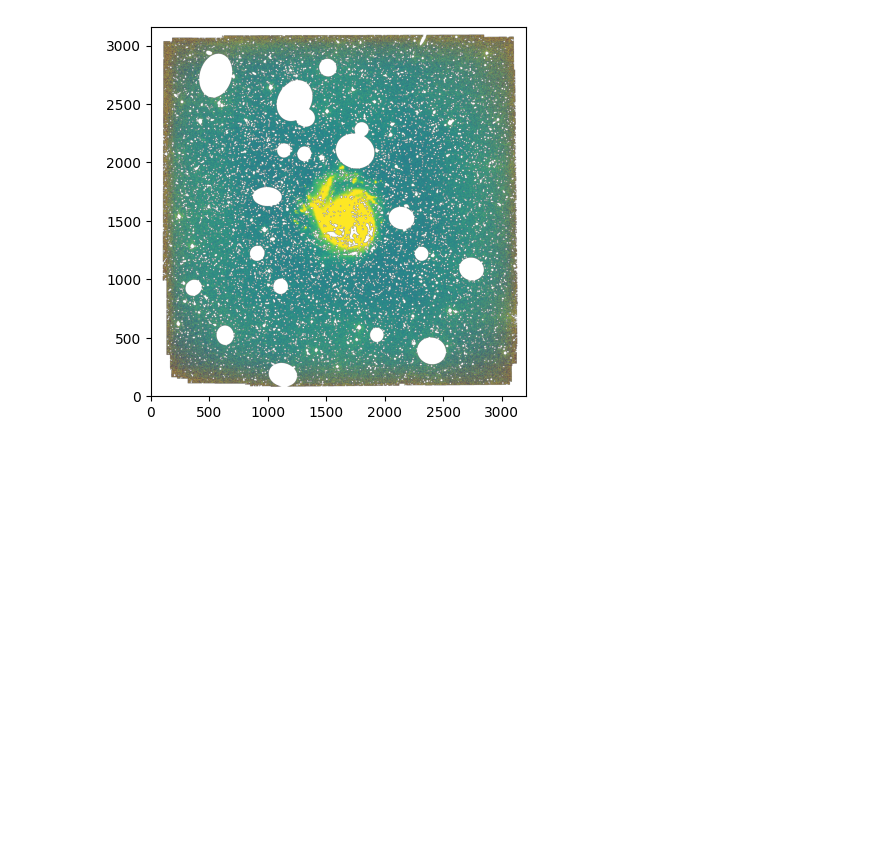
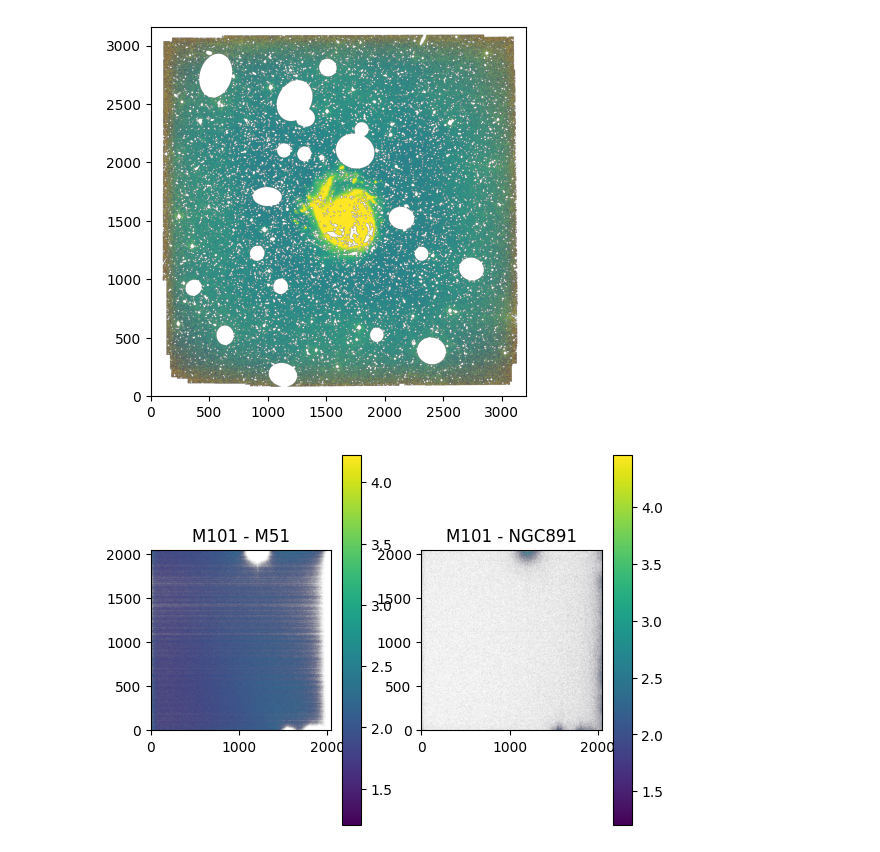
Before and after one commit to iyjang1026/astronomy, a Jupyter notebook: tmp.ipynb, the cells around one changed output. Drawn from its saved outputs; the diff is of its cells as text; code cells hidden in the pictures; blank space fills up the shorter version.

Commit message:
update isophote and all process

```diff
--- a/tmp.ipynb
+++ b/tmp.ipynb
@@ -64,9 +64,17 @@ plt.show()
 # %% [output]
 [figure]
 # %%
-hdu = fits.open('/volumes/ssd/intern/25_summer/M101_L/sky_subed/coadd.fits')[0].data
-hdr = fits.open('/volumes/ssd/intern/25_summer/M101_L/sky_subed/coadd.fits')[0].header
-mask = fits.open('/volumes/ssd/intern/25_summer/M101_L/obj_rejec_coadd.fits')[0].data
-arr = np.ma.masked_where(mask, hdu)
-hdu_arr = hdu + abs(np.min(arr))
-fits.writeto('/volumes/ssd/intern/25_summer/M101_L/non0_coadd.fits', hdu_arr, hdr, overwrite=True)
+M_101 = fits.open('/volumes/ssd/intern/25_summer/M101_L/process/master_dark.fits')[0].data
+M_51 = fits.open('/volumes/ssd/intern/25_summer/M51_L/process/master_dark.fits')[0].data
+NGC_891 = fits.open('/volumes/ssd/intern/25_summer/NGC891_r/process/master_dark.fits')[0].data
+
+fig, ax = plt.subplots(1,2)
+dark1 = ax[0].imshow(np.log10(M_101-M_51), origin='lower')
+ax[0].set_title('M101 - M51')
+plt.colorbar(dark1, ax=ax[0])
+dark2 = ax[1].imshow(np.log10(M_101-NGC_891), origin='lower')
+ax[1].set_title('M101 - NGC891')
+plt.colorbar(dark2, ax=ax[1])
+plt.show()
+# %% [output]
+[figure, added]
```
Also changed, not shown: parts of 2 cells of this notebook, 18 other files.
